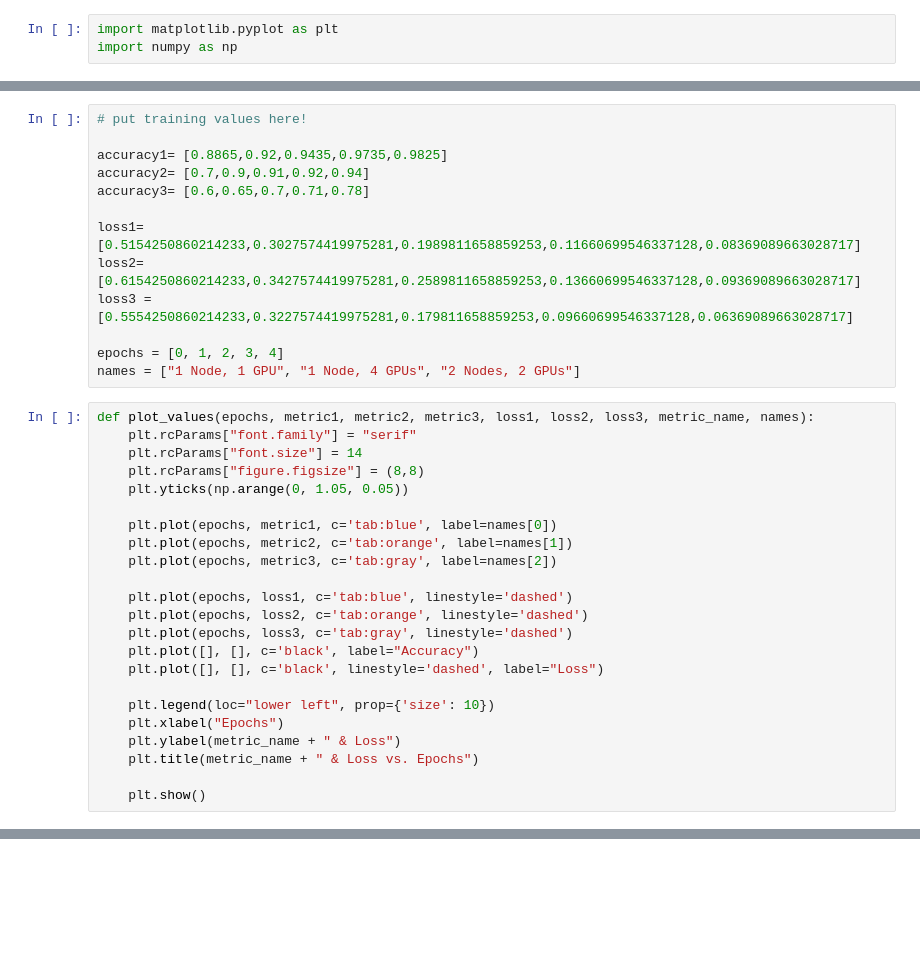
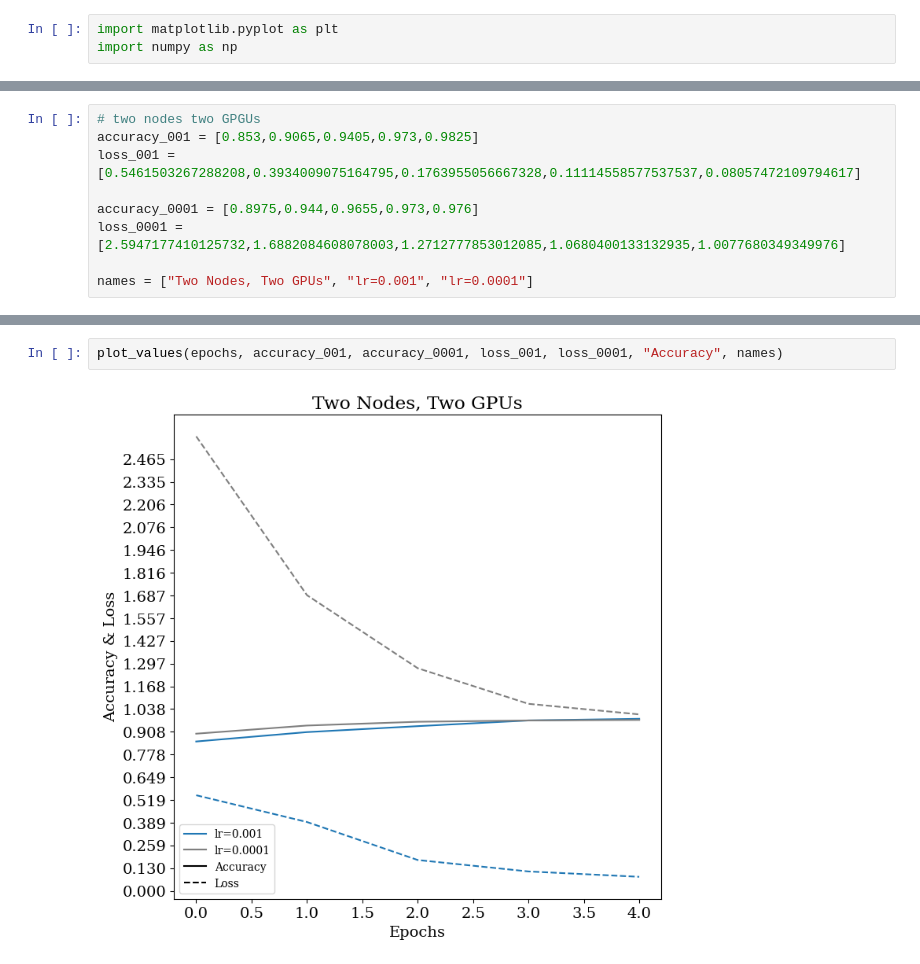
Before and after one commit to ubahl/Distributed-Training, a Jupyter notebook: plot_values.ipynb, the cells around one changed output, grey strips where cells are left out. Drawn from its saved outputs; the diff is of its cells as text; blank space fills up the shorter version.

```diff
--- a/plot_values.ipynb
+++ b/plot_values.ipynb
@@ -4,36 +55,9 @@ import numpy as np
 # %%
-# put training values here!
+# two nodes two GPGUs
+accuracy_001 = [0.853,0.9065,0.9405,0.973,0.9825]
+loss_001 = [0.5461503267288208,0.3934009075164795,0.1763955056667328,0.11114558577537537,0.08057472109794617]
 
-accuracy1= [0.8865,0.92,0.9435,0.9735,0.9825]
-accuracy2= [0.7,0.9,0.91,0.92,0.94]
-accuracy3= [0.6,0.65,0.7,0.71,0.78]
+accuracy_0001 = [0.8975,0.944,0.9655,0.973,0.976]
+loss_0001 = [2.5947177410125732,1.6882084608078003,1.2712777853012085,1.0680400133132935,1.0077680349349976]
 
-loss1=[0.5154250860214233,0.3027574419975281,0.1989811658859253,0.11660699546337128,0.08369089663028717]
-loss2=[0.6154250860214233,0.3427574419975281,0.2589811658859253,0.13660699546337128,0.09369089663028717]
-loss3 =[0.5554250860214233,0.3227574419975281,0.179811658859253,0.09660699546337128,0.06369089663028717]
-
-epochs = [0, 1, 2, 3, 4]
-names = ["1 Node, 1 GPU", "1 Node, 4 GPUs", "2 Nodes, 2 GPUs"]
+names = ["Two Nodes, Two GPUs", "lr=0.001", "lr=0.0001"]
-# %%
-def plot_values(epochs, metric1, metric2, metric3, loss1, loss2, loss3, metric_name, names):
-    plt.rcParams["font.family"] = "serif"
-    plt.rcParams["font.size"] = 14
-    plt.rcParams["figure.figsize"] = (8,8)
-    plt.yticks(np.arange(0, 1.05, 0.05))
-
-    plt.plot(epochs, metric1, c='tab:blue', label=names[0])
-    plt.plot(epochs, metric2, c='tab:orange', label=names[1])
-    plt.plot(epochs, metric3, c='tab:gray', label=names[2])
-
-    plt.plot(epochs, loss1, c='tab:blue', linestyle='dashed')
-    plt.plot(epochs, loss2, c='tab:orange', linestyle='dashed')
-    plt.plot(epochs, loss3, c='tab:gray', linestyle='dashed')
-    plt.plot([], [], c='black', label="Accuracy")
-    plt.plot([], [], c='black', linestyle='dashed', label="Loss")
-
-    plt.legend(loc="lower left", prop={'size': 10})
-    plt.xlabel("Epochs")
-    plt.ylabel(metric_name + " & Loss")
-    plt.title(metric_name + " & Loss vs. Epochs")
-
-    plt.show()
@@ -43,0 +64,4 @@ plot_values(epochs, accuracy1, accuracy2, accuracy3, loss1, loss2, loss3, "Accur
+# %%
+plot_values(epochs, accuracy_001, accuracy_0001, loss_001, loss_0001, "Accuracy", names)
+# %% [output]
+[figure, added]
```
Also changed, not shown: parts of 7 cells of this notebook.
